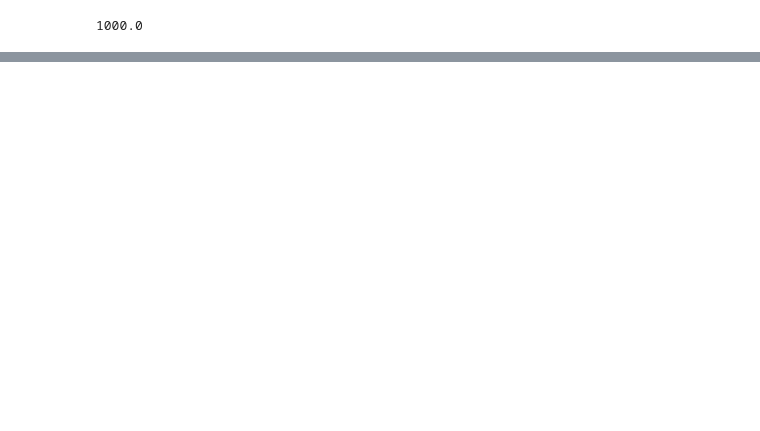
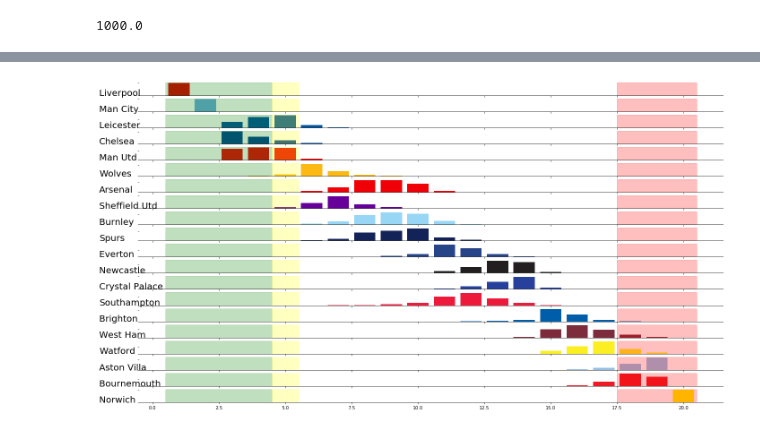
Before and after one commit to agthain/PremierLeagueModel, a Jupyter notebook: 2020PremierLeagueModel.ipynb, the cells around one changed output, grey strips where cells are left out. Cells and saved outputs as stored; diff of their text form; code cells hidden in the pictures; blank space fills up the shorter version.

```diff
--- a/2020PremierLeagueModel.ipynb
+++ b/2020PremierLeagueModel.ipynb
@@ -454,8 +459,8 @@ CL with ban: 0.0 , 0.0%
 # %%
 transforrmed = pd.DataFrame({'Pos':np.array(range(1,21))})
 
-#for team in teams:
-for team in LeagueSim['Team']
+for team in teams:
+#for team in LeagueSim['Team']:
 
     pos_list = []
 
@@ -523,0 +527,44 @@ plt.show()
+# %%
+import matplotlib.gridspec as grid_spec
+
+colors = ['#dd0000', '#6caddf', '#0053a0', '#034694', '#e80909',
+          '#fdb913', '#ef0107', '#660099', '#97d7f5', '#132257', #sheffield left
+          '#274488', '#231f20', '#27409b', '#ed1a3b', '#005daa',
+          '#7c2c3b', '#fbee23', '#95BFE5', '#ed1c24', '#FFF200']
+
+gs = (grid_spec.GridSpec(20,1))
+
+
+
+i = 0
+
+
+fig, axs = plt.subplots(20, 1, sharex=True)
+
+for team in teams:
+
+    axs[i].bar(transforrmed['Pos'],transforrmed[team],color=colors[i])
+
+    axs[i].spines["top"].set_visible(False)
+    axs[i].spines["right"].set_visible(False)
+    #axs[i].spines["bottom"].set_visible(False)
+    axs[i].spines["left"].set_visible(False)
+    axs[i].set_yticklabels([],color='white')
+
+    axs[i].axvspan(.5, 4.5, color='green', alpha=0.25)
+    axs[i].axvspan(4.5, 5.5, color='yellow', alpha=0.25)
+    axs[i].axvspan(17.5, 20.5, color='red', alpha=0.25)
+    axs[i].text(-2, 0, str(team), fontsize=20)
+
+    i += 1
+
+
+
+fig.set_size_inches(18.5, 10.5, forward=True)
+gs.update(hspace= -0.4)
+
+#plt.tight_layout(pad=0.4, w_pad=0.5, h_pad=1.0)
+plt.tight_layout(h_pad=0.0)
+plt.show()
+# %% [output]
+[figure, added]
```
Also changed, not shown: parts of 9 cells of this notebook.
